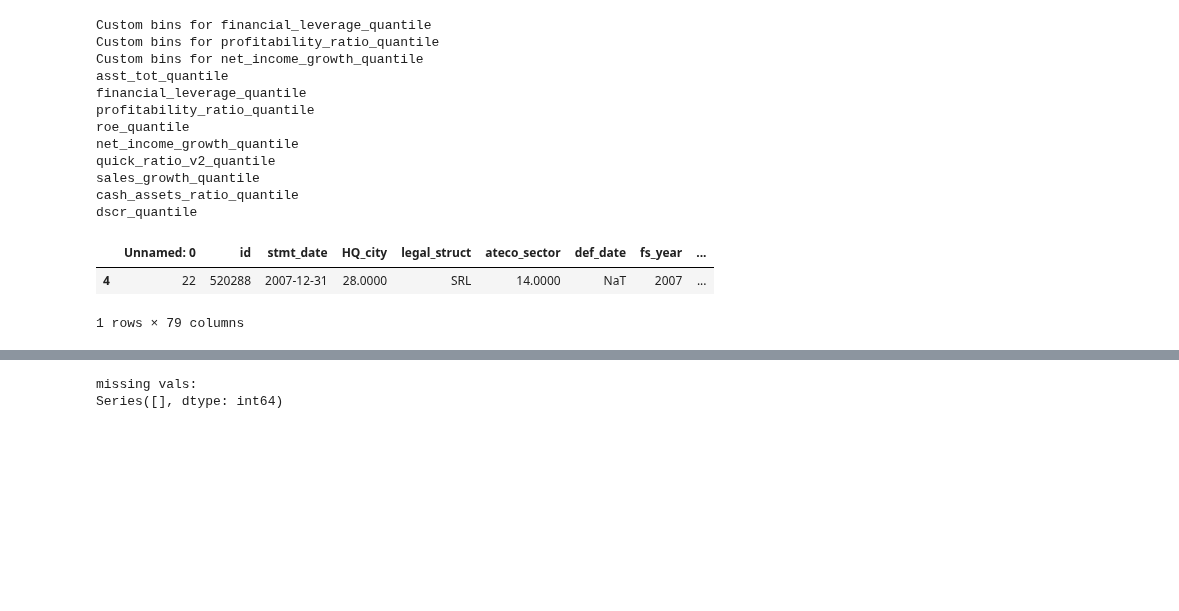
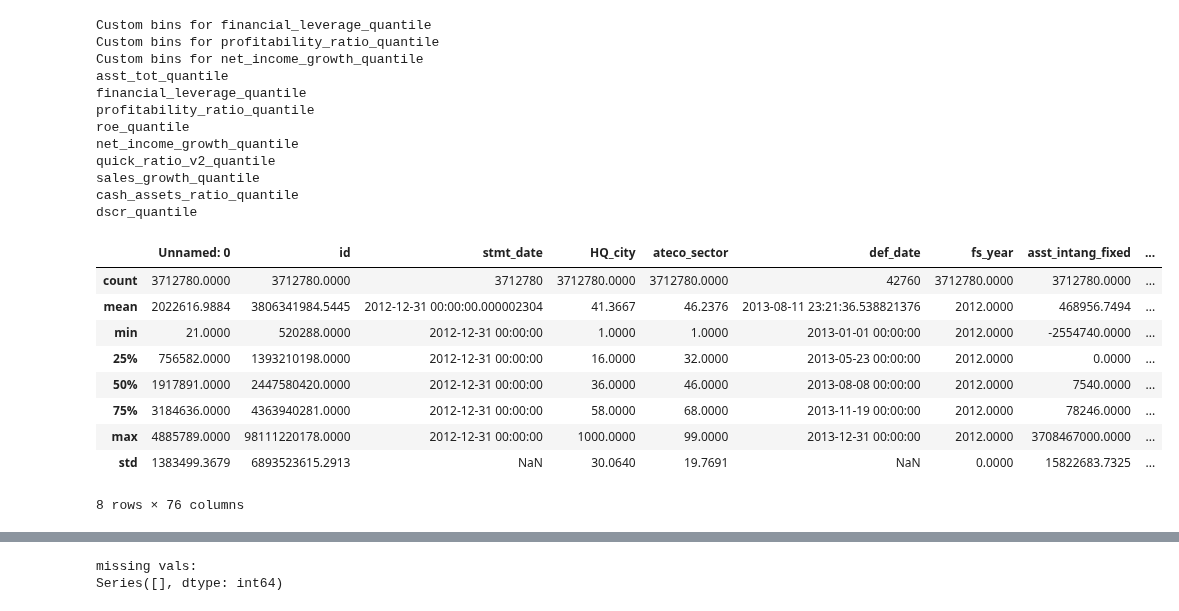
Before and after one commit to Juanroalvarado/ml-finance-credit-default, a Jupyter notebook: processing/Preproc-Function-Harness.ipynb, the cells around one changed output, grey strips where cells are left out. Saved outputs shown, nothing was run; the diff lists cells and outputs as text; code cells hidden in the pictures; blank space fills up the shorter version.

Commit message:
changes to harness to fix test split

```diff
--- a/processing/Preproc-Function-Harness.ipynb
+++ b/processing/Preproc-Function-Harness.ipynb
@@ -185,16 +185,17 @@ def create_growth_features(df, id_col, date_col, field,  historical_df = None, n
     else:
         # join historical and testing data frame
         # Sort by ID and date to calculate growth correctly
-        concat_df = pd.concat([df, historical_df], ignore_index=True).sort_values(by=[id_col, date_col])
+        concat_df = pd.concat([df, historical_df]).sort_values(by=[id_col, date_col])
 
         concat_df['is_first_occurrence'] = (concat_df['id'] != concat_df['id'].shift()).astype(int)
 
         # Calculate percentage change for the growth feature
         growth_feature_name = f"{field}_growth"
-        growth_features = df.groupby(id_col)[field].pct_change()
+        growth_features = concat_df.groupby(id_col)[field].pct_change()
 
         df = df.join(growth_features.to_frame(growth_feature_name), how='left')
-        df = df.join(concat_df[['is_first_occurrence']], how='left')
+        if 'is_first_occurrence' not in df.columns:
+            df = df.join(concat_df[['is_first_occurrence']], how='left')
 
 
 
@@ -350,7 +352,7 @@ def pre_process(df, historical_df=None, custom_bins = None, new=True, preproc_pa
 
     # Calculate net income growth by ID and sort by statement date
     df['net_income'] = df['profit']
-    df = create_growth_features(df, historical_df = historical_df, id_col='id', date_col='stmt_date', field='net_income')
+    df = create_growth_features(df, historical_df = historical_df, id_col='id', date_col='stmt_date', field='net_income', new=new)
     df, preproc_params = make_quantiles(df, field='net_income_growth', custom_bins=custom_bins, num_quantiles=quantiles, new=new, preproc_params=preproc_params)
 
     # Calculate Quick Ratio Version 2
@@ -361,7 +363,7 @@ def pre_process(df, historical_df=None, custom_bins = None, new=True, preproc_pa
 
     # Calculate sales growth by ID and sort by statement date
     df['sales'] = df['rev_operating']
-    df = create_growth_features(df, historical_df = historical_df, id_col='id', date_col='stmt_date', field='sales')
+    df = create_growth_features(df, historical_df = historical_df, id_col='id', date_col='stmt_date', field='sales', new=new)
     df, preproc_params = make_quantiles(df, field='sales_growth', num_quantiles=quantiles, new=new, preproc_params=preproc_params)
 
     # Calculate cash-assets ratio
@@ -401,6 +403,14 @@ def process_test(train_file, test_file, quantiles = 50, days_until_statement=150
     # Read in the CSV files
     train_df = pd.read_csv(train_file)
     test_df = pd.read_csv(test_file)
+
+    test_df['stmt_date'] = pd.to_datetime(test_df['stmt_date'])
+    test_df['def_date'] = pd.to_datetime(test_df['def_date'], format="%d/%m/%Y")
+    test_df.sort_values('stmt_date', inplace=True)
+
+    train_df['stmt_date'] = pd.to_datetime(train_df['stmt_date'])
+    train_df['def_date'] = pd.to_datetime(train_df['def_date'], format="%d/%m/%Y")
+    train_df.sort_values('stmt_date', inplace=True)
 
     # Add flag columns to indicate train and test rows
     train_df['train_test_flag'] = 'train'
@@ -421,7 +431,7 @@ def process_test(train_file, test_file, quantiles = 50, days_until_statement=150
 
 
     # Run the preprocessing function on the combined DataFrame
-    processed_test, preproc_params = pre_process(df, historical_df=processed_train, new=False, preproc_params = preproc_params,  quantiles = quantiles, days_until_statement = days_until_statement)
+    processed_test, preproc_params = pre_process(test_df, historical_df=processed_train, new=False, preproc_params = preproc_params,  quantiles = quantiles, days_until_statement = days_until_statement)
 
     return processed_test, processed_train, preproc_params
 # %%
@@ -518,6 +525,13 @@ train_processed.to_csv('train_processed_data_for_2012.csv', index=False)
 # %%
-test_processed.head(1)
+test_processed.describe()
 # %% [output]
-|  | Unnamed: 0 | id | stmt_date | HQ_city | legal_struct | ateco_sector | def_date | fs_year | ... |
-| 4 | 22 | 520288 | 2007-12-31 | 28.0000 | SRL | 14.0000 | NaT | 2007 | ... |
+|  | Unnamed: 0 | id | stmt_date | HQ_city | ateco_sector | def_date | fs_year | asst_intang_fixed | ... |
+| count | 3712780.0000 | 3712780.0000 | 3712780 | 3712780.0000 | 3712780.0000 | 42760 | 3712780.0000 | 3712780.0000 | ... |
+| mean | 2022616.9884 | 3806341984.5445 | 2012-12-31 00:00:00.000002304 | 41.3667 | 46.2376 | 2013-08-11 23:21:36.538821376 | 2012.0000 | 468956.7494 | ... |
+| min | 21.0000 | 520288.0000 | 2012-12-31 00:00:00 | 1.0000 | 1.0000 | 2013-01-01 00:00:00 | 2012.0000 | -2554740.0000 | ... |
+| 25% | 756582.0000 | 1393210198.0000 | 2012-12-31 00:00:00 | 16.0000 | 32.0000 | 2013-05-23 00:00:00 | 2012.0000 | 0.0000 | ... |
+| 50% | 1917891.0000 | 2447580420.0000 | 2012-12-31 00:00:00 | 36.0000 | 46.0000 | 2013-08-08 00:00:00 | 2012.0000 | 7540.0000 | ... |
+| 75% | 3184636.0000 | 4363940281.0000 | 2012-12-31 00:00:00 | 58.0000 | 68.0000 | 2013-11-19 00:00:00 | 2012.0000 | 78246.0000 | ... |
+| max | 4885789.0000 | 98111220178.0000 | 2012-12-31 00:00:00 | 1000.0000 | 99.0000 | 2013-12-31 00:00:00 | 2012.0000 | 3708467000.0000 | ... |
+| std | 1383499.3679 | 6893523615.2913 | NaN | 30.0640 | 19.7691 | NaN | 0.0000 | 15822683.7325 | ... |
-1 rows × 79 columns
+8 rows × 76 columns
```
Also changed, not shown: parts of 8 cells of this notebook.
